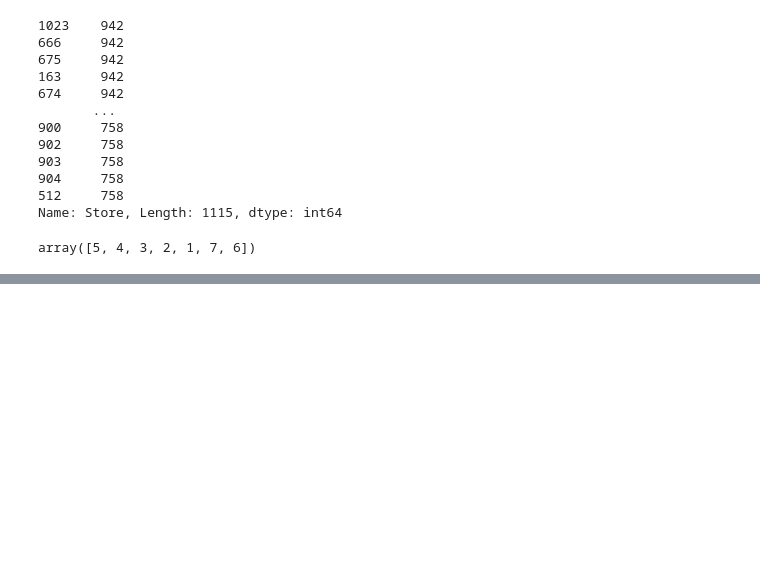
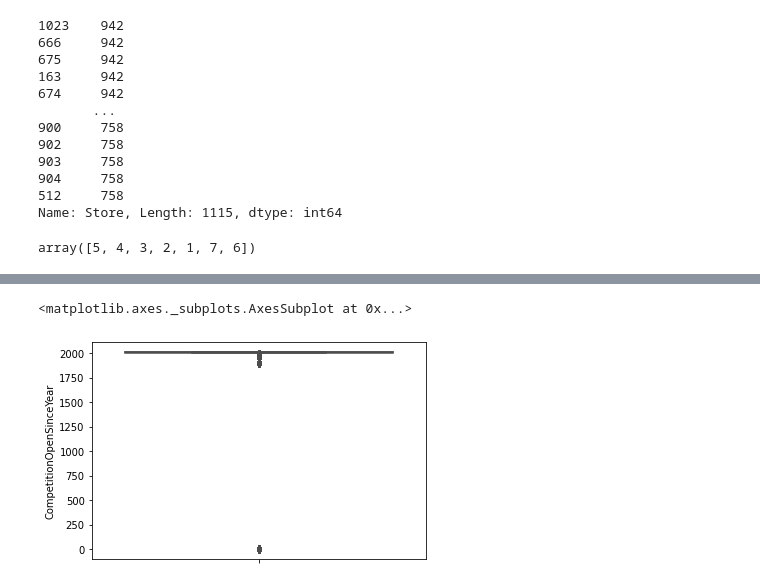
Before and after one commit to Yash1289/rossmann_sales_prediction, a Jupyter notebook: Rossmann_Sales_Prediction_Capstone_Project.ipynb, the cells around one changed output, grey strips where cells are left out. Saved outputs shown, nothing was run; the diff lists cells and outputs as text; code cells hidden in the pictures; blank space fills up the shorter version.

```diff
--- a/Rossmann_Sales_Prediction_Capstone_Project.ipynb
+++ b/Rossmann_Sales_Prediction_Capstone_Project.ipynb
@@ -177,0 +177,5 @@ rossmann_sales_df.head()
+# %%
+index_places = rossmann_sales_df[rossmann_sales_df["Open"] == 0].index
+rossmann_sales_df.drop(index_places , inplace = True )
+# %%
+rossmann_sales_df.reset_index(drop = True , inplace = True)
@@ -196,2 +194,0 @@ dtype: int64
-# %%
-rossmann_sales_df["Date"] = pd.to_datetime(rossmann_sales_df["Date"])
@@ -301,0 +217,5 @@ True
+# %%
+
+rossmann_sales_df["CompetitionOpenSinceMonth"] = np.where(rossmann_sales_df["CompetitionDistance"].isna() , 0 , rossmann_sales_df["CompetitionOpenSinceMonth"])
+rossmann_sales_df["CompetitionOpenSinceYear"] = np.where(rossmann_sales_df["CompetitionDistance"].isna() , 0 , rossmann_sales_df["CompetitionOpenSinceYear"])
+rossmann_sales_df["CompetitionDistance"] = rossmann_sales_df["CompetitionDistance"].fillna(0)
@@ -301,0 +244,7 @@ True
+# %%
+import seaborn as sns
+
+sns.boxplot( y = "CompetitionOpenSinceYear" , data = rossmann_sales_df, palette = "bright")
+# %% [output]
+<matplotlib.axes._subplots.AxesSubplot at 0x...>
+[figure, added]
```
Also changed, not shown: parts of 71 cells of this notebook.
